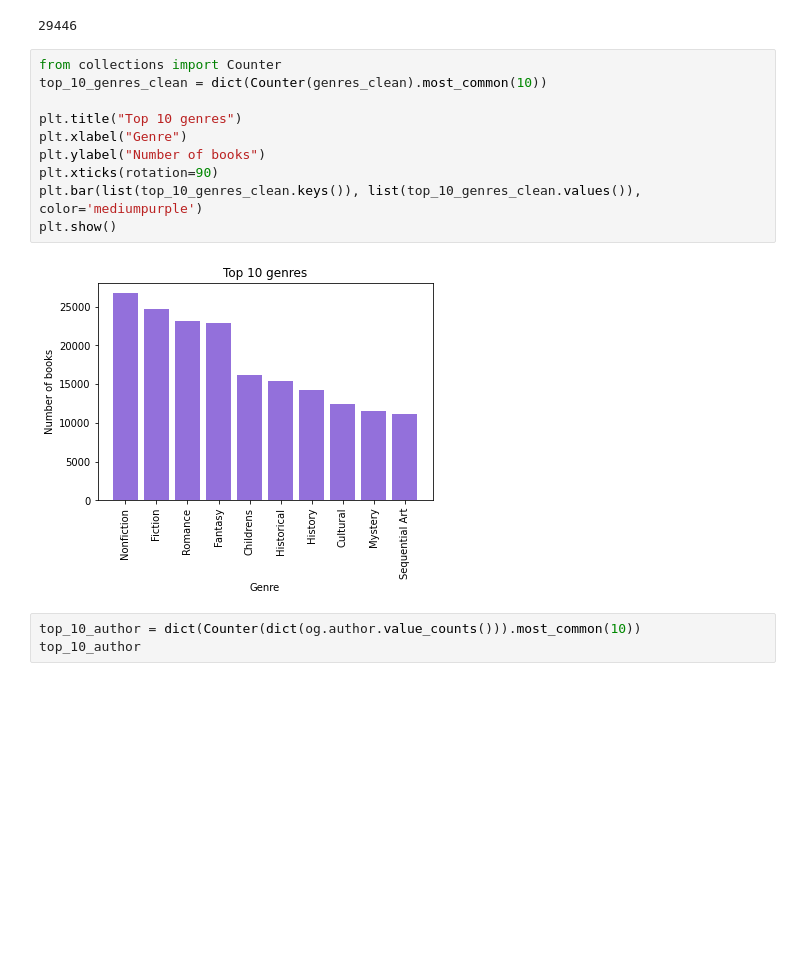
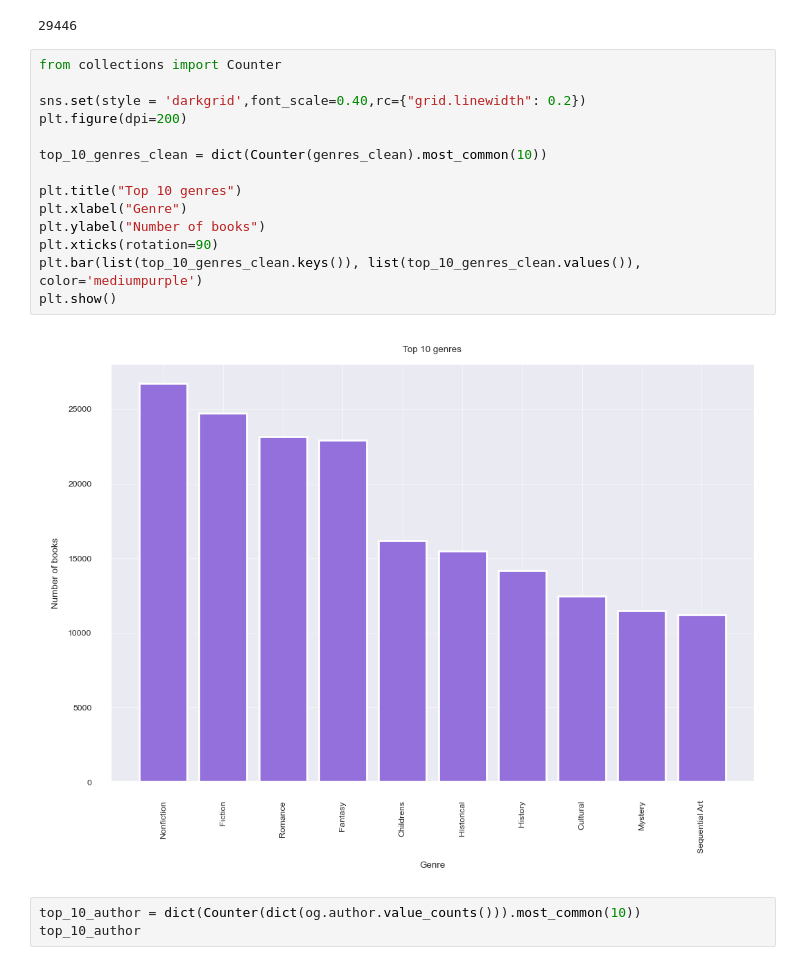
Before and after one commit to lessthelonely/PRI-22-23, a Jupyter notebook: book_data_notebook.ipynb, the cells around one changed output. Cells and saved outputs as stored; diff of their text form; blank space fills up the shorter version.

```diff
--- a/book_data_notebook.ipynb
+++ b/book_data_notebook.ipynb
@@ -152,16 +152,20 @@ top_10_genres['Nonfiction']
 29446
 # %%
 from collections import Counter
+
+sns.set(style = 'darkgrid',font_scale=0.40,rc={"grid.linewidth": 0.2})
+plt.figure(dpi=200)
+
 top_10_genres_clean = dict(Counter(genres_clean).most_common(10))
 
 plt.title("Top 10 genres")
 plt.xlabel("Genre")
 plt.ylabel("Number of books")
 plt.xticks(rotation=90)
 plt.bar(list(top_10_genres_clean.keys()), list(top_10_genres_clean.values()), color='mediumpurple')
 plt.show()
 # %% [output]
-[figure, old version]
+[figure, new version]
 # %%
 top_10_author = dict(Counter(dict(og.author.value_counts())).most_common(10))
 top_10_author
```
Also changed, not shown: parts of 3 cells of this notebook.
